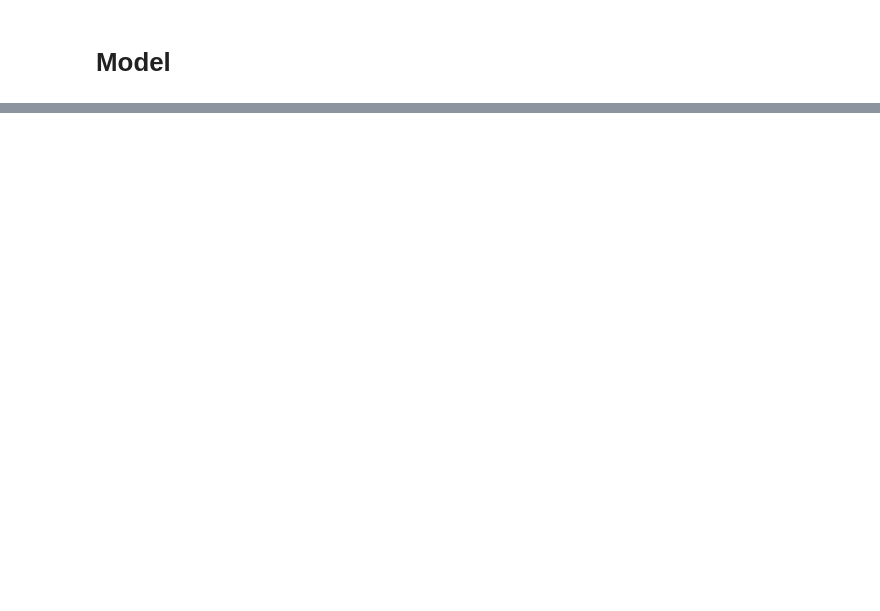
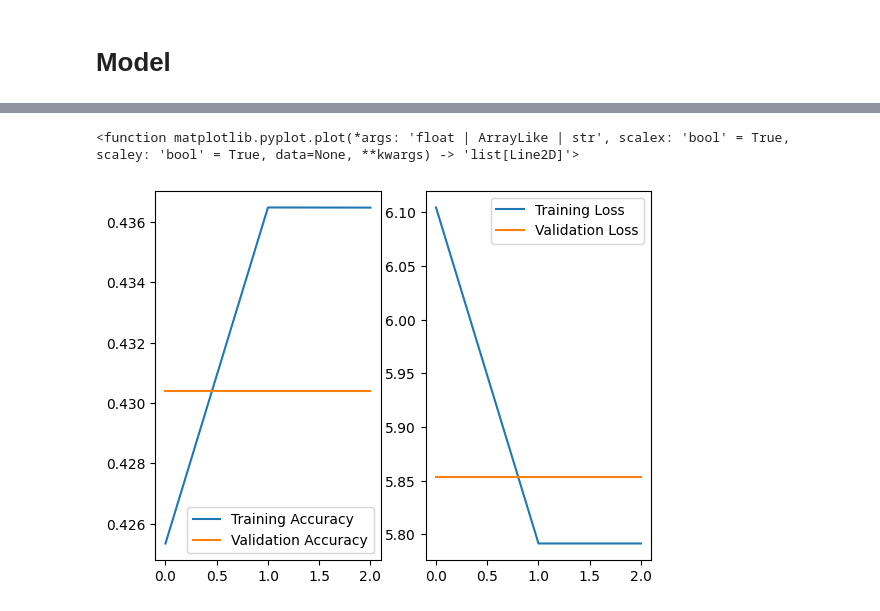
Before and after one commit to Nicohim87/DeepLearning, a Jupyter notebook: Pertemuan10/session10.ipynb, the cells around one changed output, grey strips where cells are left out. Drawn from its saved outputs; the diff is of its cells as text; code cells hidden in the pictures; blank space fills up the shorter version.

```diff
--- a/Pertemuan10/session10.ipynb
+++ b/Pertemuan10/session10.ipynb
@@ -6,5 +14,5 @@ import matplotlib.pyplot as plt
 # %%
-df = pd.read_csv('./Game_Of_Thrones_Script.csv')
+df = pd.read_csv('/content/Game_of_Thrones_Script.csv')
 df.drop(columns=['Release Date', 'Season', 'Episode', 'Episode Title', 'Name'], inplace=True)
 df.dropna(inplace=True)
 df.head()
@@ -44,0 +138,20 @@ x_val, x_test, y_val, y_test = train_test_split(x_temp, y_temp, train_size=.5)
+# %%
+inputs = tf.keras.layers.Input(shape=(MAX_SEQUENCE_LENGTH - 1,))
+x = tf.keras.layers.Embedding(INPUT_VOCAB_SIZE, D_MODEL)(inputs)
+x *= tf.math.sqrt(tf.cast(D_MODEL, tf.float32))
+x += positional_encoding(MAX_POS_ENC, D_MODEL)
+x = tf.keras.layers.Dropout(DROPOUT_RATE)(x)
+
+for _ in range(NUM_LAYERS):
+    attention_output, _ = MultiHeadAttention(D_MODEL, NUM_HEADS)(x, x, x, None)
+    x = tf.keras.layers.LayerNormalization(epsilon=1e-6)(attention_output + x)
+    x = tf.keras.layers.Dropout(DROPOUT_RATE)(x)
+    ffn_output = point_wise_feed_forward_network(D_MODEL, D_FF)(x)
+    x = tf.keras.layers.LayerNormalization(epsilon=1e-6)(ffn_output + x)
+
+outputs = tf.keras.layers.Dense(INPUT_VOCAB_SIZE)(x)
+
+model = tf.keras.Model(inputs=inputs, outputs=outputs)
+# %%
+model.compile(optimizer='adam', loss='sparse_categorical_crossentropy', metrics=['accuracy'])
+model.summary()
@@ -44,0 +180,8 @@ x_val, x_test, y_val, y_test = train_test_split(x_temp, y_temp, train_size=.5)
+# %%
+history = model.fit(
+    x_train, np.expand_dims(y_train, -1),
+    epochs = EPOCH,
+    batch_size = BATCH_SIZE,
+    validation_data = (x_val, np.expand_dims(y_val, -1)),
+    callbacks = [tf.keras.callbacks.EarlyStopping(patience=3)]
+)
@@ -44,0 +201,15 @@ x_val, x_test, y_val, y_test = train_test_split(x_temp, y_temp, train_size=.5)
+# %%
+plt.subplot(1, 2, 1)
+plt.plot(history.history['accuracy'], label='Training Accuracy')
+plt.plot(history.history['val_accuracy'], label='Validation Accuracy')
+plt.legend()
+
+plt.subplot(1, 2, 2)
+plt.plot(history.history['loss'], label='Training Loss')
+plt.plot(history.history['val_loss'], label='Validation Loss')
+plt.legend()
+
+plt.plot
+# %% [output]
+<function matplotlib.pyplot.plot(*args: 'float | ArrayLike | str', scalex: 'bool' = True, scaley: 'bool' = True, data=None, **kwargs) -> 'list[Line2D]'>
+[figure, added]
```
Also changed, not shown: parts of 14 cells of this notebook.
